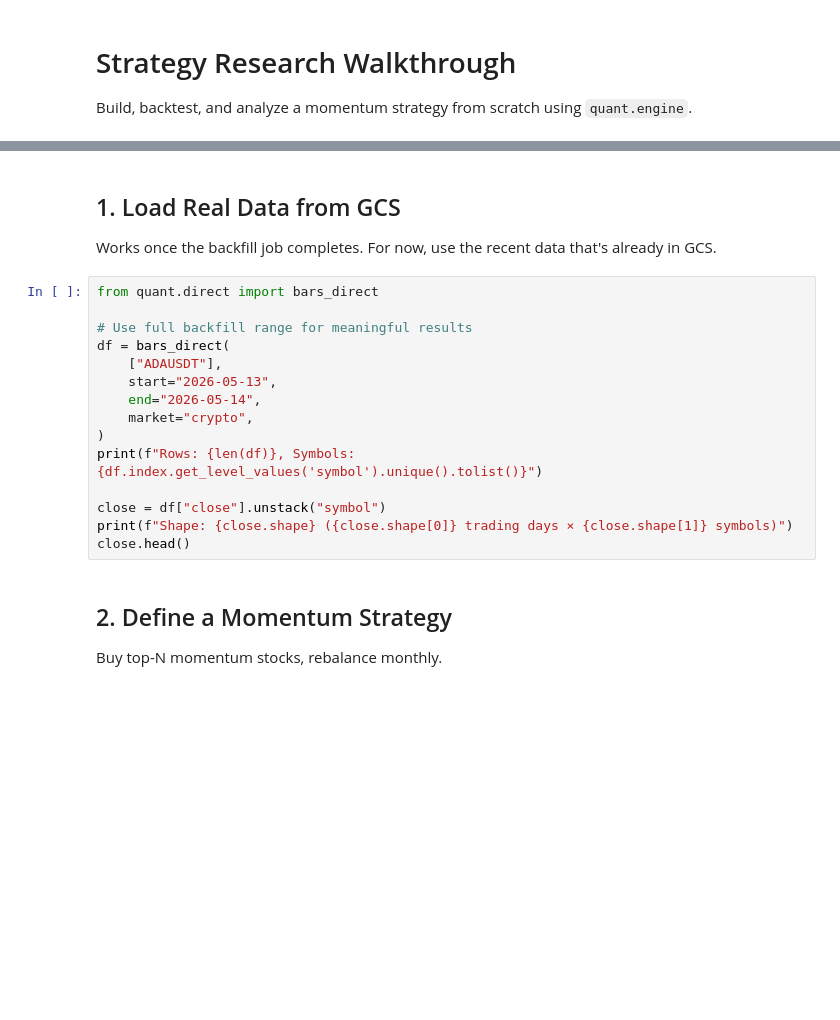
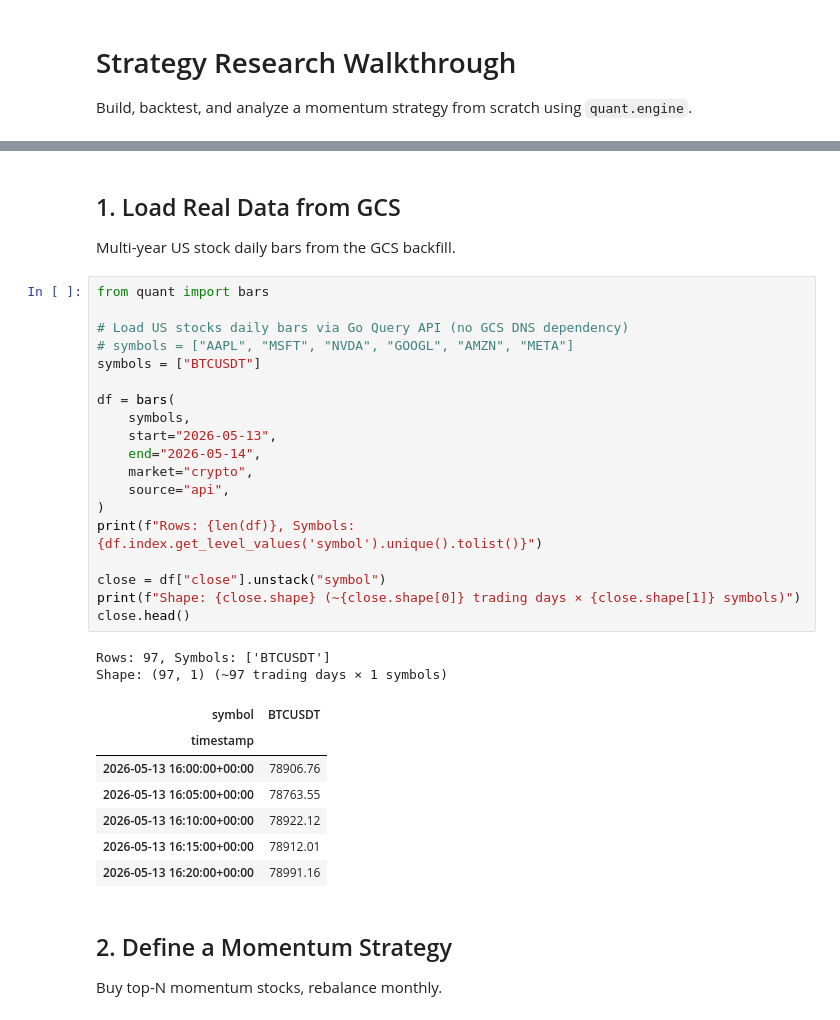
Before and after one commit to Roach724/quant, a Jupyter notebook: notebooks/02_strategy_research.ipynb, the cells around one changed output, grey strips where cells are left out. Drawn from its saved outputs; the diff is of its cells as text; blank space fills up the shorter version.

Commit message:
update quant sdk

```diff
--- a/notebooks/02_strategy_research.ipynb
+++ b/notebooks/02_strategy_research.ipynb
@@ -25,22 +26,36 @@ Engine ready.
 # %% [markdown]
 ## 1. Load Real Data from GCS
 
-Works once the backfill job completes. For now, use the recent data that's already in GCS.
+Multi-year US stock daily bars from the GCS backfill.
 # %%
-from quant.direct import bars_direct
+from quant import bars
 
-# Use full backfill range for meaningful results
-df = bars_direct(
-    ["ADAUSDT"],
+# Load US stocks daily bars via Go Query API (no GCS DNS dependency)
+# symbols = ["AAPL", "MSFT", "NVDA", "GOOGL", "AMZN", "META"]
+symbols = ["BTCUSDT"]
+
+df = bars(
+    symbols,
     start="2026-05-13",
     end="2026-05-14",
     market="crypto",
+    source="api",
 )
 print(f"Rows: {len(df)}, Symbols: {df.index.get_level_values('symbol').unique().tolist()}")
 
 close = df["close"].unstack("symbol")
-print(f"Shape: {close.shape} ({close.shape[0]} trading days × {close.shape[1]} symbols)")
+print(f"Shape: {close.shape} (~{close.shape[0]} trading days × {close.shape[1]} symbols)")
 close.head()
+# %% [output]
+Rows: 97, Symbols: ['BTCUSDT']
+Shape: (97, 1) (~97 trading days × 1 symbols)
+| symbol | BTCUSDT |
+| timestamp |  |
+| 2026-05-13 16:00:00+00:00 | 78906.76 |
+| 2026-05-13 16:05:00+00:00 | 78763.55 |
+| 2026-05-13 16:10:00+00:00 | 78922.12 |
+| 2026-05-13 16:15:00+00:00 | 78912.01 |
+| 2026-05-13 16:20:00+00:00 | 78991.16 |
 # %% [markdown]
 ## 2. Define a Momentum Strategy
 
```
Also changed, not shown: parts of 2 cells of this notebook, 4 other files.
